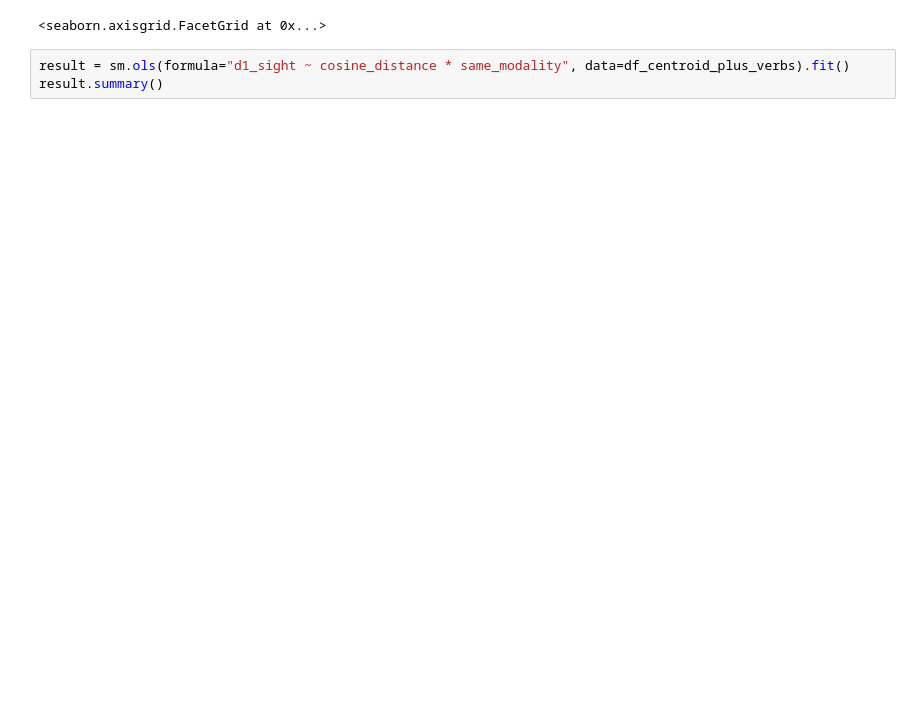
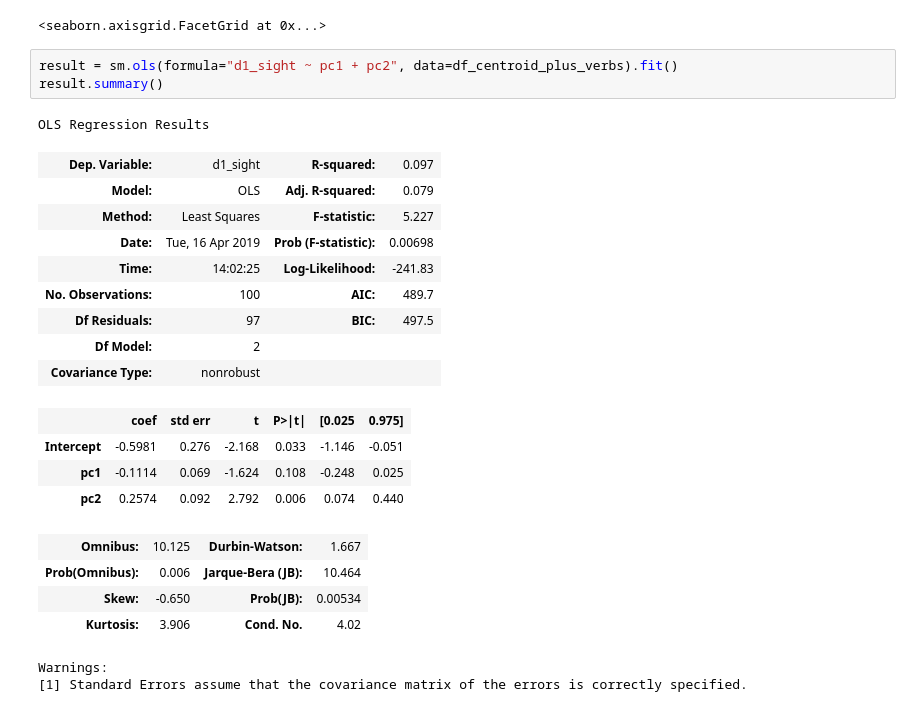
Before and after one commit to seantrott/abstract_concrete, a Jupyter notebook: exploring_embeddings_by_modality.ipynb, the cells around one changed output. Saved outputs shown, nothing was run; the diff lists cells and outputs as text; blank space fills up the shorter version.

```diff
--- a/exploring_embeddings_by_modality.ipynb
+++ b/exploring_embeddings_by_modality.ipynb
@@ -391,5 +391,26 @@ sns.lmplot(x="d1_blind", y="d2_blind", data=df_centroid_plus_verbs[df_centroid_p
 [interactive output not drawn]
 <seaborn.axisgrid.FacetGrid at 0x...>
 # %%
-result = sm.ols(formula="d1_sight ~ cosine_distance * same_modality", data=df_centroid_plus_verbs).fit()
+result = sm.ols(formula="d1_sight ~ pc1 + pc2", data=df_centroid_plus_verbs).fit()
 result.summary()
+# %% [output]
+OLS Regression Results
+| Dep. Variable: | d1_sight | R-squared: | 0.097 |
+| Model: | OLS | Adj. R-squared: | 0.079 |
+| Method: | Least Squares | F-statistic: | 5.227 |
+| Date: | Tue, 16 Apr 2019 | Prob (F-statistic): | 0.00698 |
+| Time: | 14:02:25 | Log-Likelihood: | -241.83 |
+| No. Observations: | 100 | AIC: | 489.7 |
+| Df Residuals: | 97 | BIC: | 497.5 |
+| Df Model: | 2 |  |  |
+| Covariance Type: | nonrobust |  |  |
+|  | coef | std err | t | P>|t| | [0.025 | 0.975] |
+| Intercept | -0.5981 | 0.276 | -2.168 | 0.033 | -1.146 | -0.051 |
+| pc1 | -0.1114 | 0.069 | -1.624 | 0.108 | -0.248 | 0.025 |
+| pc2 | 0.2574 | 0.092 | 2.792 | 0.006 | 0.074 | 0.440 |
+| Omnibus: | 10.125 | Durbin-Watson: | 1.667 |
+| Prob(Omnibus): | 0.006 | Jarque-Bera (JB): | 10.464 |
+| Skew: | -0.650 | Prob(JB): | 0.00534 |
+| Kurtosis: | 3.906 | Cond. No. | 4.02 |
+Warnings:
+[1] Standard Errors assume that the covariance matrix of the errors is correctly specified.
```
